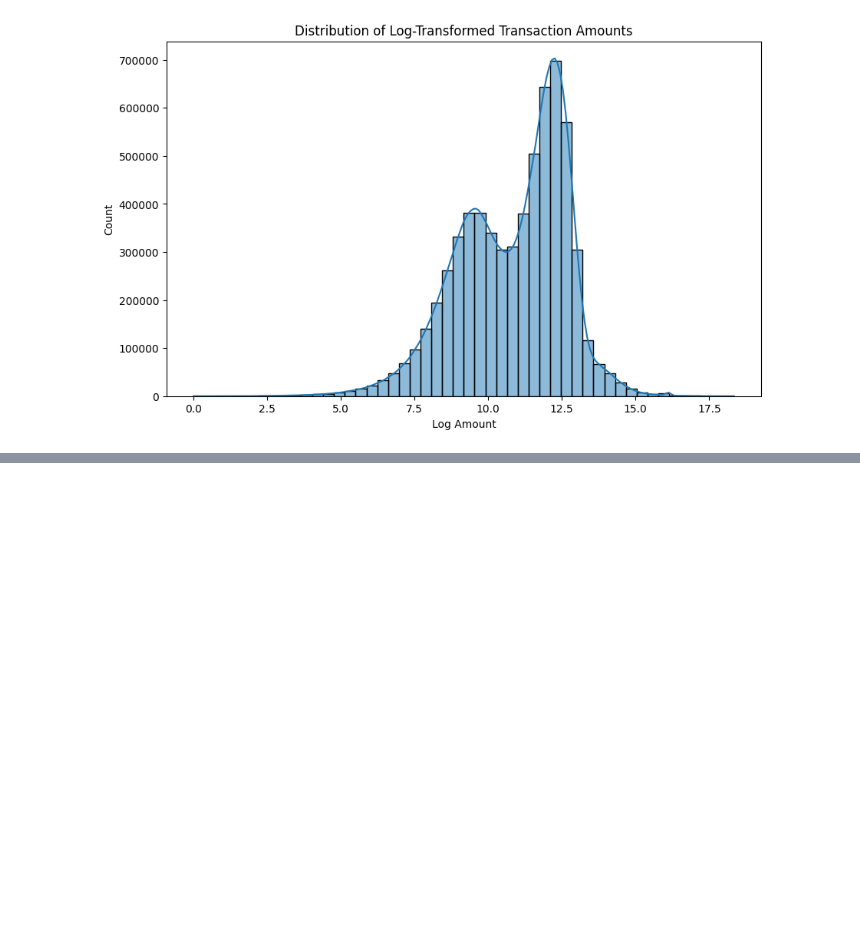
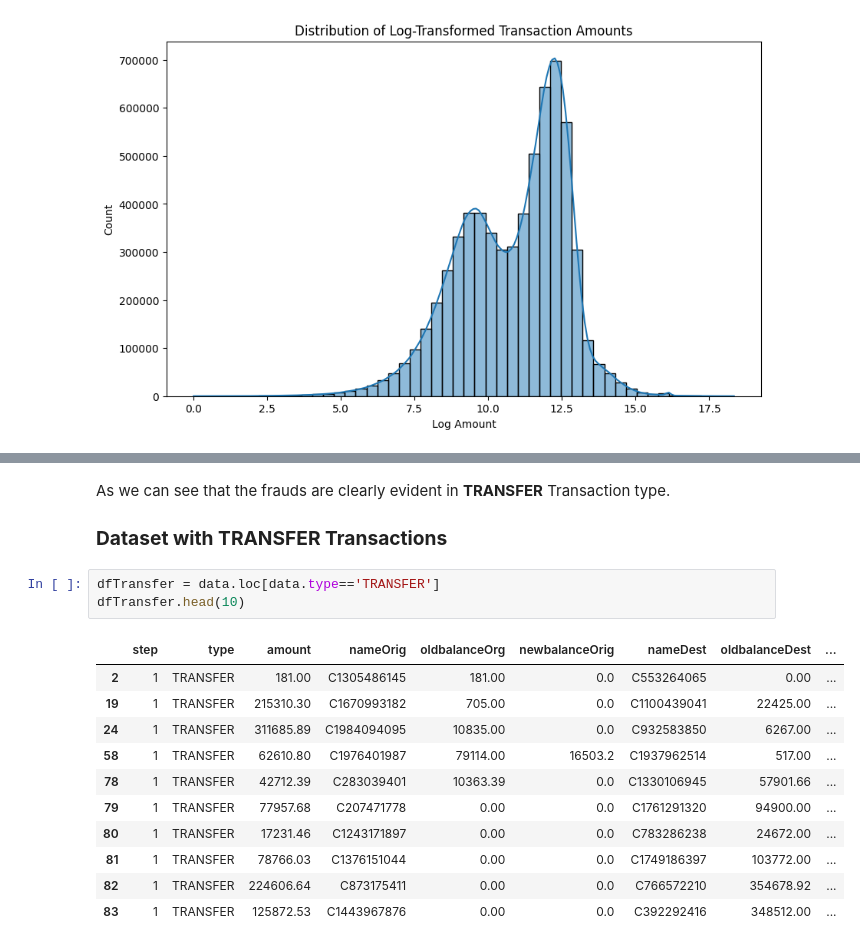
Before and after one commit to SaiVenkatesh007/Fraudulent-Transaction-Detection, a Jupyter notebook: code.ipynb, the cells around one changed output, grey strips where cells are left out. Saved outputs shown, nothing was run; the diff lists cells and outputs as text; blank space fills up the shorter version.

```diff
--- a/code.ipynb
+++ b/code.ipynb
@@ -148,0 +236,18 @@ plt.show()
+# %% [markdown]
+As we can see that the frauds are clearly evident in **TRANSFER** Transaction type.
+### **Dataset with TRANSFER Transactions**
+# %%
+dfTransfer = data.loc[data.type=='TRANSFER']
+dfTransfer.head(10)
+# %% [output]
+|  | step | type | amount | nameOrig | oldbalanceOrg | newbalanceOrig | nameDest | oldbalanceDest | ... |
+| 2 | 1 | TRANSFER | 181.00 | C1305486145 | 181.00 | 0.0 | C553264065 | 0.00 | ... |
+| 19 | 1 | TRANSFER | 215310.30 | C1670993182 | 705.00 | 0.0 | C1100439041 | 22425.00 | ... |
+| 24 | 1 | TRANSFER | 311685.89 | C1984094095 | 10835.00 | 0.0 | C932583850 | 6267.00 | ... |
+| 58 | 1 | TRANSFER | 62610.80 | C1976401987 | 79114.00 | 16503.2 | C1937962514 | 517.00 | ... |
+| 78 | 1 | TRANSFER | 42712.39 | C283039401 | 10363.39 | 0.0 | C1330106945 | 57901.66 | ... |
+| 79 | 1 | TRANSFER | 77957.68 | C207471778 | 0.00 | 0.0 | C1761291320 | 94900.00 | ... |
+| 80 | 1 | TRANSFER | 17231.46 | C1243171897 | 0.00 | 0.0 | C783286238 | 24672.00 | ... |
+| 81 | 1 | TRANSFER | 78766.03 | C1376151044 | 0.00 | 0.0 | C1749186397 | 103772.00 | ... |
+| 82 | 1 | TRANSFER | 224606.64 | C873175411 | 0.00 | 0.0 | C766572210 | 354678.92 | ... |
+| 83 | 1 | TRANSFER | 125872.53 | C1443967876 | 0.00 | 0.0 | C392292416 | 348512.00 | ... |
```
Also changed, not shown: parts of 21 cells of this notebook.
